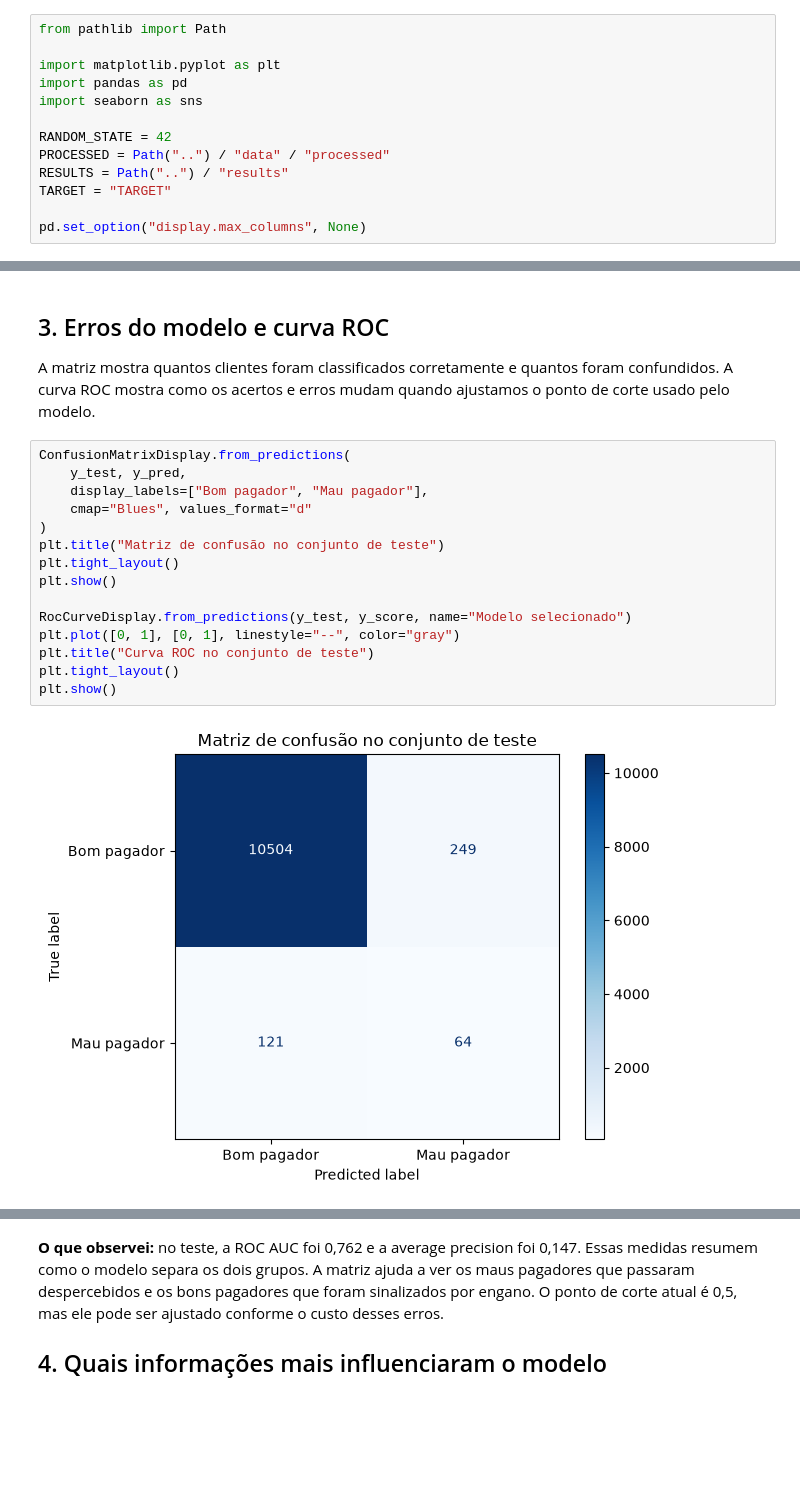
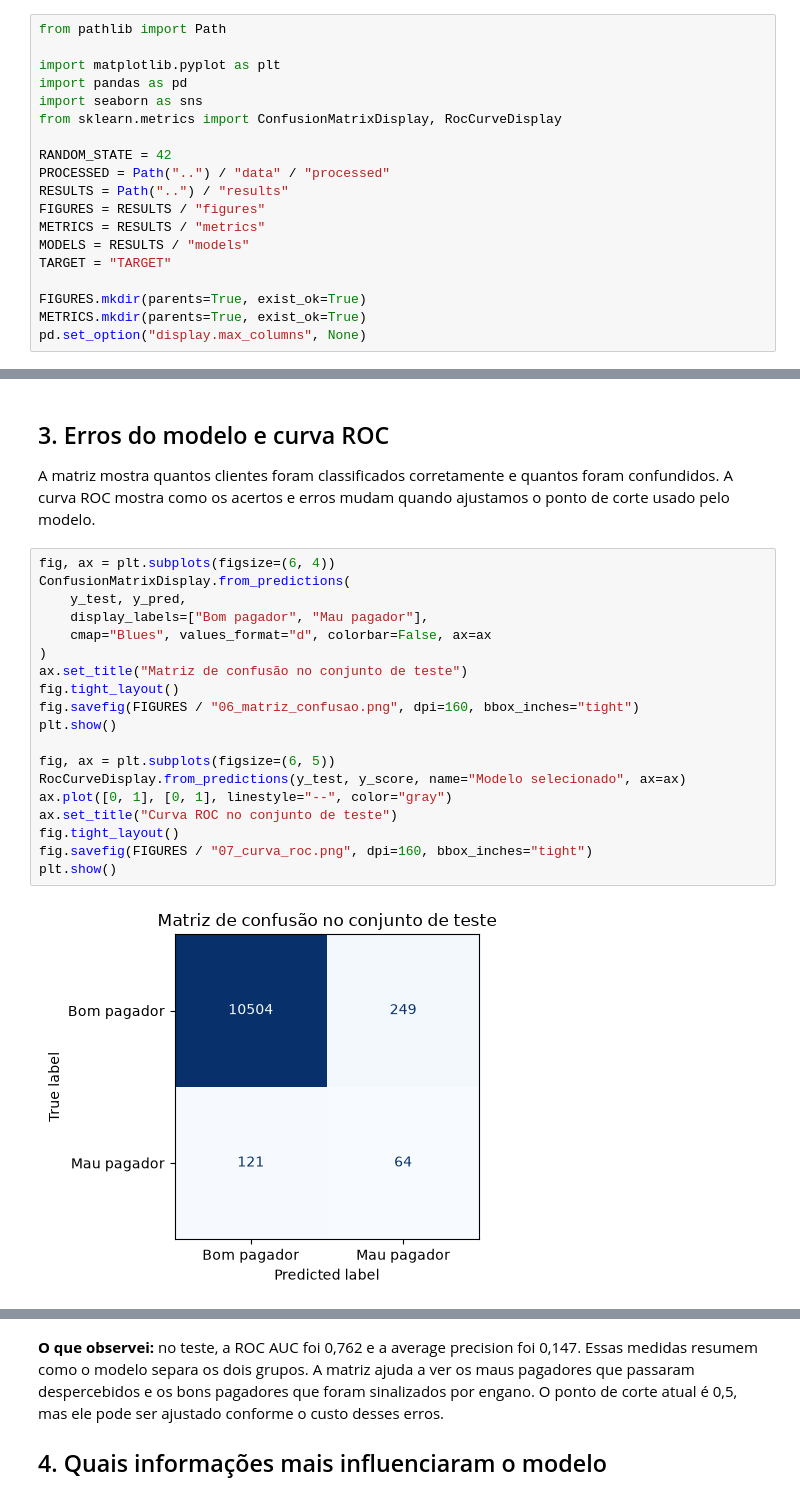
Before and after one commit to stephaneeao-cmd/postech-tech-challenge-fase2-template, a Jupyter notebook: notebooks/04_avaliacao.ipynb, the cells around one changed output, grey strips where cells are left out. Saved outputs shown, nothing was run; the diff lists cells and outputs as text; blank space fills up the shorter version.

```diff
--- a/notebooks/04_avaliacao.ipynb
+++ b/notebooks/04_avaliacao.ipynb
@@ -8,12 +8,18 @@ from pathlib import Path
 import matplotlib.pyplot as plt
 import pandas as pd
 import seaborn as sns
+from sklearn.metrics import ConfusionMatrixDisplay, RocCurveDisplay
 
 RANDOM_STATE = 42
 PROCESSED = Path("..") / "data" / "processed"
 RESULTS = Path("..") / "results"
+FIGURES = RESULTS / "figures"
+METRICS = RESULTS / "metrics"
+MODELS = RESULTS / "models"
 TARGET = "TARGET"
 
+FIGURES.mkdir(parents=True, exist_ok=True)
+METRICS.mkdir(parents=True, exist_ok=True)
 pd.set_option("display.max_columns", None)
 # %% [markdown]
 ## 1. Resultado no conjunto de teste
@@ -51,19 +86,23 @@ Recall mostra quantos dos maus pagadores o modelo conseguiu encontrar. Precisão
 
 A matriz mostra quantos clientes foram classificados corretamente e quantos foram confundidos. A curva ROC mostra como os acertos e erros mudam quando ajustamos o ponto de corte usado pelo modelo.
 # %%
+fig, ax = plt.subplots(figsize=(6, 4))
 ConfusionMatrixDisplay.from_predictions(
     y_test, y_pred,
     display_labels=["Bom pagador", "Mau pagador"],
-    cmap="Blues", values_format="d"
+    cmap="Blues", values_format="d", colorbar=False, ax=ax
 )
-plt.title("Matriz de confusão no conjunto de teste")
-plt.tight_layout()
+ax.set_title("Matriz de confusão no conjunto de teste")
+fig.tight_layout()
+fig.savefig(FIGURES / "06_matriz_confusao.png", dpi=160, bbox_inches="tight")
 plt.show()
 
-RocCurveDisplay.from_predictions(y_test, y_score, name="Modelo selecionado")
-plt.plot([0, 1], [0, 1], linestyle="--", color="gray")
-plt.title("Curva ROC no conjunto de teste")
-plt.tight_layout()
+fig, ax = plt.subplots(figsize=(6, 5))
+RocCurveDisplay.from_predictions(y_test, y_score, name="Modelo selecionado", ax=ax)
+ax.plot([0, 1], [0, 1], linestyle="--", color="gray")
+ax.set_title("Curva ROC no conjunto de teste")
+fig.tight_layout()
+fig.savefig(FIGURES / "07_curva_roc.png", dpi=160, bbox_inches="tight")
 plt.show()
 # %% [output]
-[figure, old version]
+[figure, new version]
```
Also changed, not shown: parts of 4 cells of this notebook, 15 other files.
